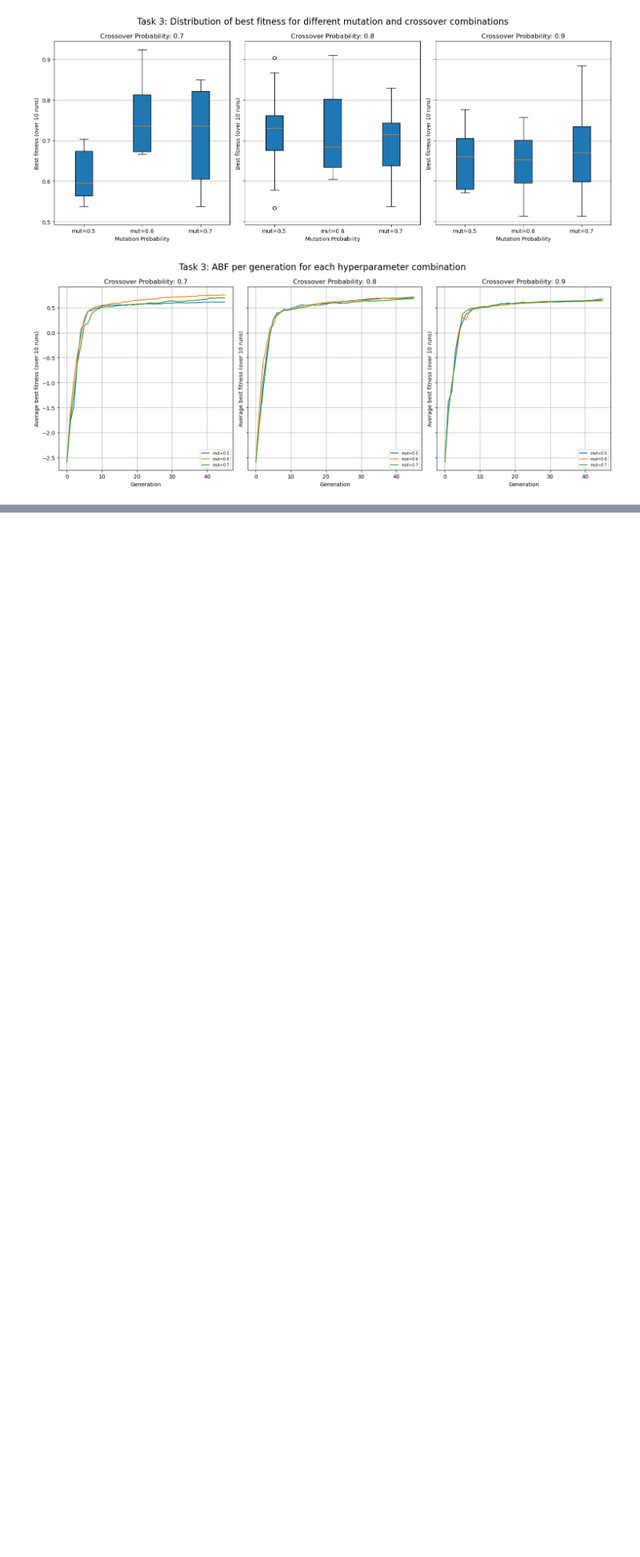
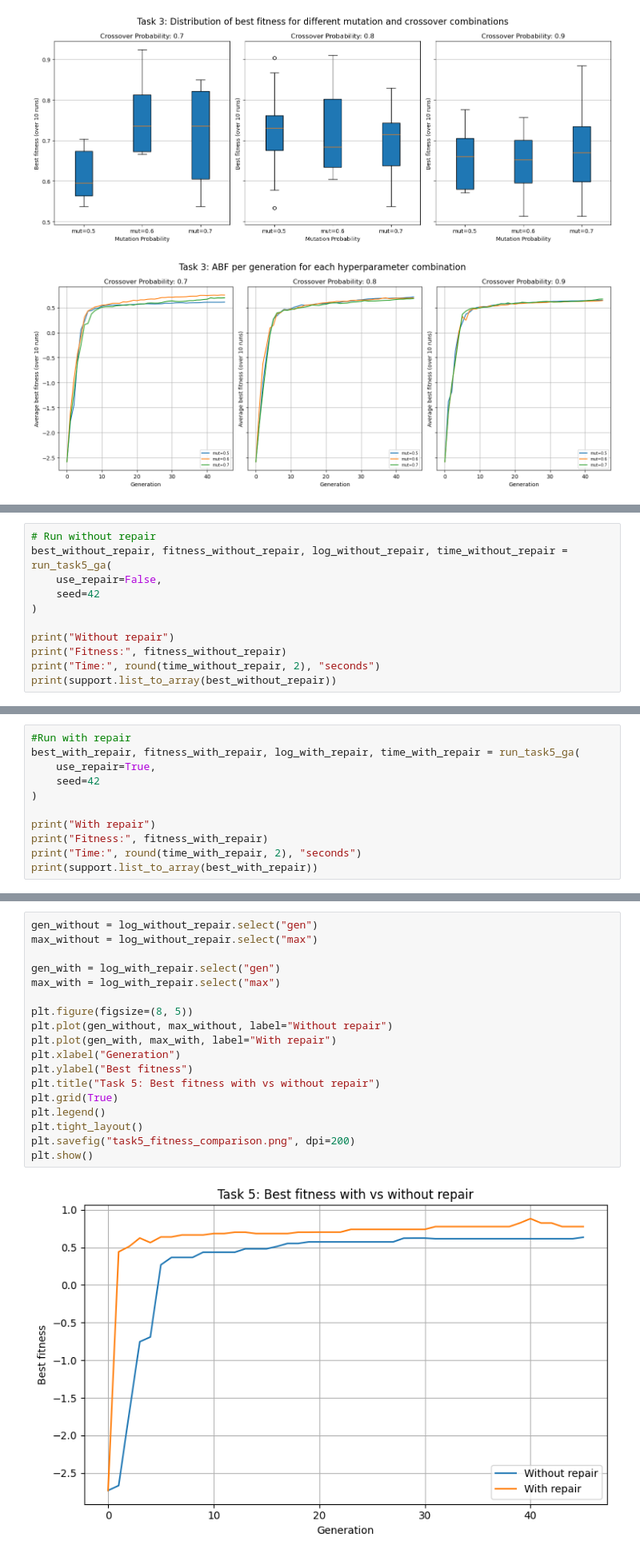
Before and after one commit to dudunudu/Assignment_1, a Jupyter notebook: src/assignment1.ipynb, the cells around one changed output, grey strips where cells are left out. Shown at 80% size. Drawn from its saved outputs; the diff is of its cells as text; blank space fills up the shorter version.

Commit message:
Task 5

```diff
--- a/src/assignment1.ipynb
+++ b/src/assignment1.ipynb
@@ -613,0 +677,11 @@ abf_lines_1.savefig("task3_optimizing_abf_lines.png", dpi=200)
+# %%
+# Run without repair
+best_without_repair, fitness_without_repair, log_without_repair, time_without_repair = run_task5_ga(
+    use_repair=False,
+    seed=42
+)
+
+print("Without repair")
+print("Fitness:", fitness_without_repair)
+print("Time:", round(time_without_repair, 2), "seconds")
+print(support.list_to_array(best_without_repair))
@@ -613,0 +706,11 @@ abf_lines_1.savefig("task3_optimizing_abf_lines.png", dpi=200)
+# %%
+#Run with repair
+best_with_repair, fitness_with_repair, log_with_repair, time_with_repair = run_task5_ga(
+    use_repair=True,
+    seed=42
+)
+
+print("With repair")
+print("Fitness:", fitness_with_repair)
+print("Time:", round(time_with_repair, 2), "seconds")
+print(support.list_to_array(best_with_repair))
@@ -613,0 +752,20 @@ abf_lines_1.savefig("task3_optimizing_abf_lines.png", dpi=200)
+# %%
+gen_without = log_without_repair.select("gen")
+max_without = log_without_repair.select("max")
+
+gen_with = log_with_repair.select("gen")
+max_with = log_with_repair.select("max")
+
+plt.figure(figsize=(8, 5))
+plt.plot(gen_without, max_without, label="Without repair")
+plt.plot(gen_with, max_with, label="With repair")
+plt.xlabel("Generation")
+plt.ylabel("Best fitness")
+plt.title("Task 5: Best fitness with vs without repair")
+plt.grid(True)
+plt.legend()
+plt.tight_layout()
+plt.savefig("task5_fitness_comparison.png", dpi=200)
+plt.show()
+# %% [output]
+[figure, added]
```
Also changed, not shown: parts of 7 cells of this notebook, 3 other files.
